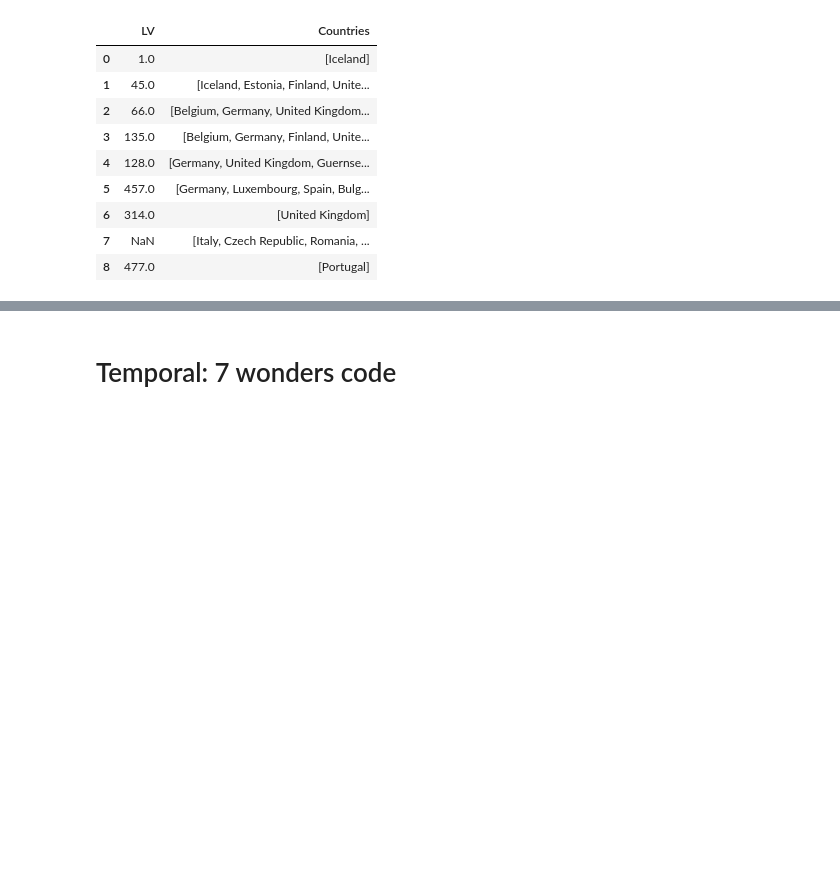
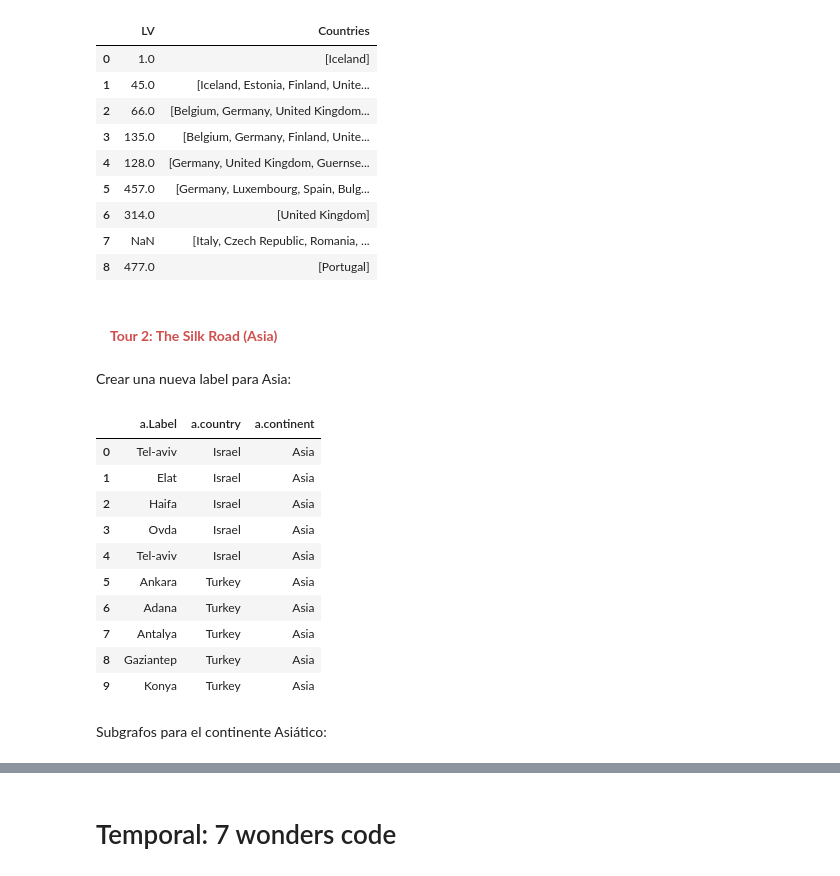
Before and after one commit to ch0fas/MG_Proyecto2, a Jupyter notebook: Python_Proyecto2.ipynb, the cells around one changed output, grey strips where cells are left out. Saved outputs shown, nothing was run; the diff lists cells and outputs as text; code cells hidden in the pictures; blank space fills up the shorter version.

Commit message:
some progress on the asian tour

```diff
--- a/Python_Proyecto2.ipynb
+++ b/Python_Proyecto2.ipynb
@@ -452,3 +452,29 @@ db.custom_query(f"""
 | 6 | 314.0 | [United Kingdom] |
 | 7 | NaN | [Italy, Czech Republic, Romania, ... |
 | 8 | 477.0 | [Portugal] |
+# %% [markdown]
+#### <font color= #d04e4e> &nbsp; &nbsp; **Tour 2: The Silk Road (Asia)** </font>
+# %% [markdown]
+Crear una nueva label para Asia:
+# %%
+query1 = """MATCH (a:Airport)
+WHERE a.continent = 'Asia'
+SET a:Asia
+RETURN a.Label, a.country, a.continent
+LIMIT 10;
+"""
+db.custom_query(query1)
+# %% [output]
+|  | a.Label | a.country | a.continent |
+| 0 | Tel-aviv | Israel | Asia |
+| 1 | Elat | Israel | Asia |
+| 2 | Haifa | Israel | Asia |
+| 3 | Ovda | Israel | Asia |
+| 4 | Tel-aviv | Israel | Asia |
+| 5 | Ankara | Turkey | Asia |
+| 6 | Adana | Turkey | Asia |
+| 7 | Antalya | Turkey | Asia |
+| 8 | Gaziantep | Turkey | Asia |
+| 9 | Konya | Turkey | Asia |
+# %% [markdown]
+Subgrafos para el continente Asiático:
```
Also changed, not shown: parts of 13 cells of this notebook, 1 other file.
